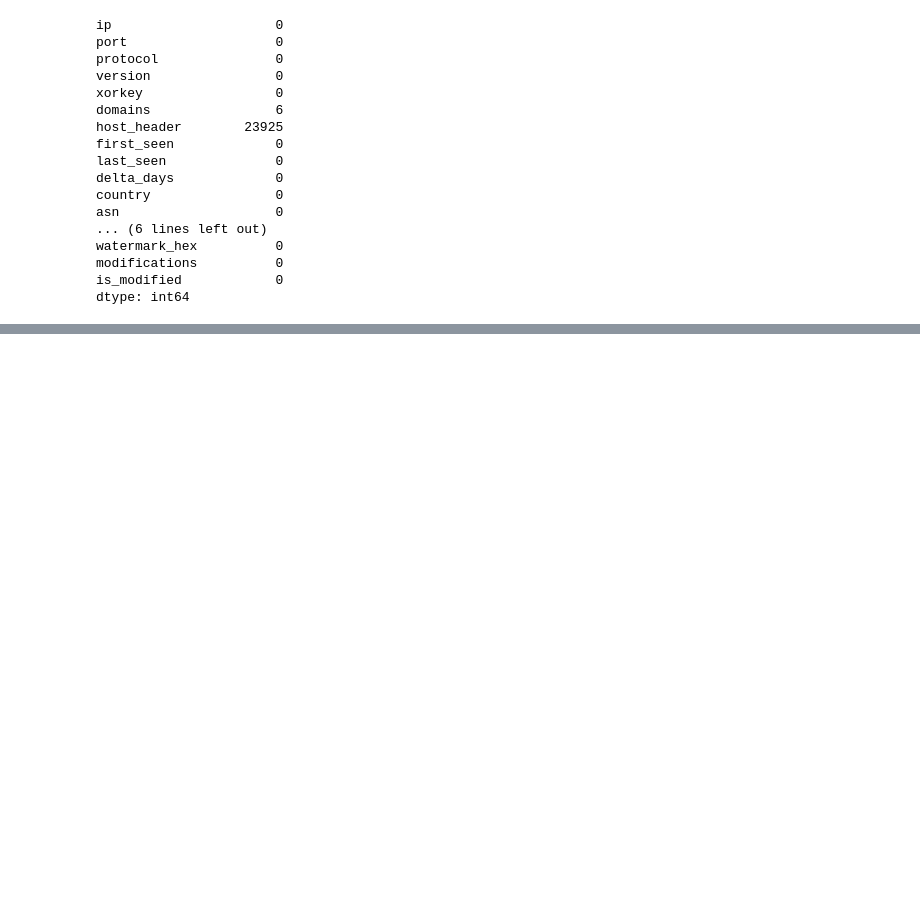
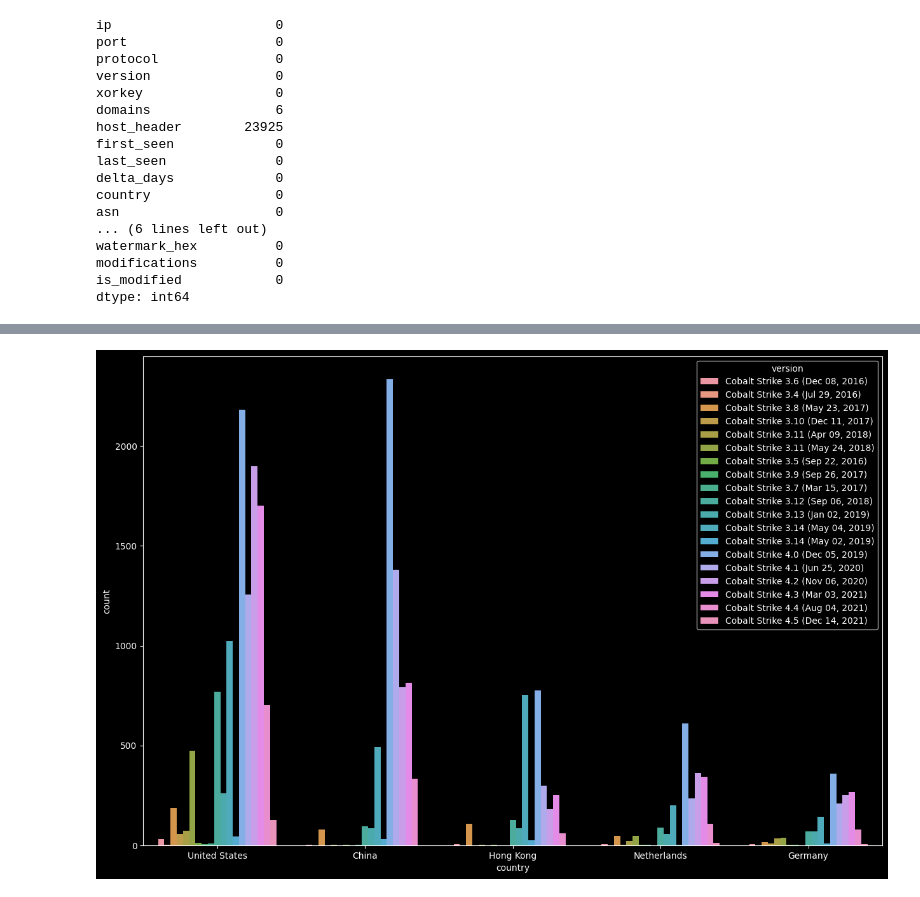
Before and after one commit to clivoa/cobaltstrikekmodes, a Jupyter notebook: kmodes_analysis.ipynb, the cells around one changed output, grey strips where cells are left out. Cells and saved outputs as stored; diff of their text form; code cells hidden in the pictures; blank space fills up the shorter version.

```diff
--- a/kmodes_analysis.ipynb
+++ b/kmodes_analysis.ipynb
@@ -139,0 +310,7 @@ data = df.fillna(0)
+# %%
+df_analysis = df_analysis_copy.reset_index()
+# %%
+clustersDf = pd.DataFrame(fitClusters_cao)
+clustersDf.columns = ['cluster_predicted']
+combinedDf = pd.concat([df_analysis, clustersDf], axis = 1).reset_index()
+combinedDf = combinedDf.drop(['index', 'level_0'], axis = 1)
@@ -139,0 +363,6 @@ data = df.fillna(0)
+# %%
+plt.subplots(figsize = (15,10))
+sns.countplot(x=combinedDf['country'],order=combinedDf['country'].value_counts().iloc[:5].index,hue=combinedDf['version'])
+plt.show()
+# %% [output]
+[figure, added]
```
Also changed, not shown: parts of 41 cells of this notebook, 1 other file.
